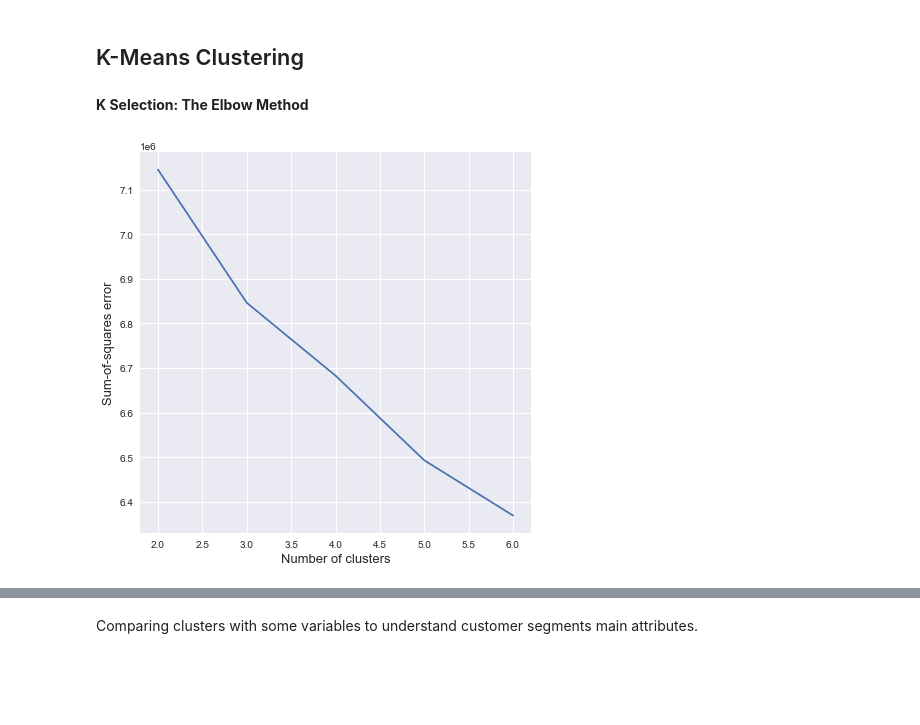
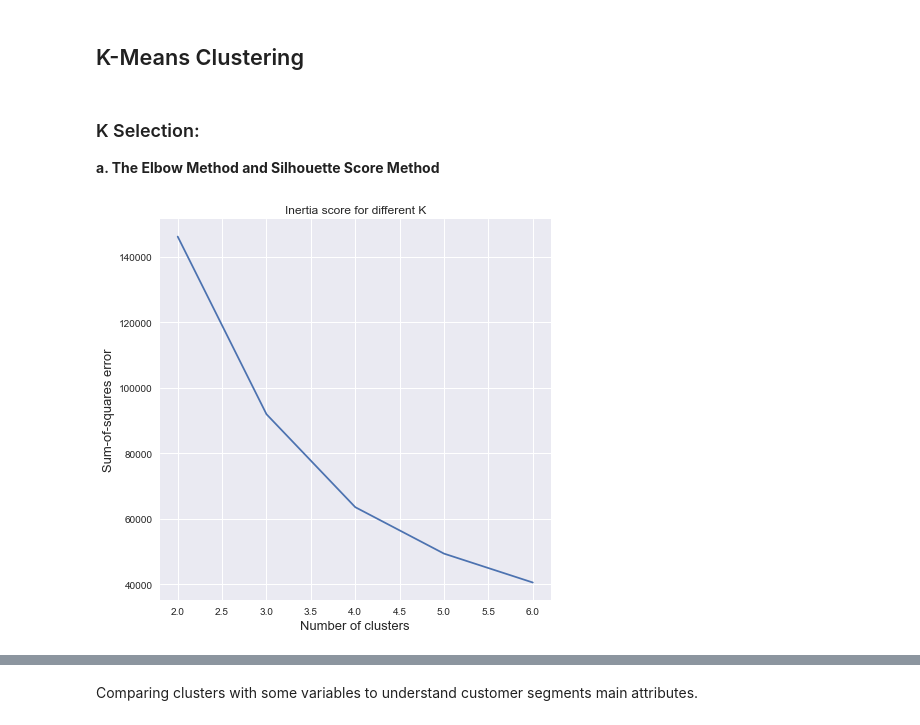
Before and after one commit to jvrnuno/Hotel_Customer_Segmentation, a Jupyter notebook: notebooks/4_Modeling.ipynb, the cells around one changed output, grey strips where cells are left out. Cells and saved outputs as stored; diff of their text form; code cells hidden in the pictures; blank space fills up the shorter version.

```diff
--- a/notebooks/4_Modeling.ipynb
+++ b/notebooks/4_Modeling.ipynb
@@ -35,0 +51,15 @@ dfo.shape
+# %%
+# Initialize a new PCA model with a default number of components.
+pca = PCA()
+pca.fit(x_cols)
+
+# Compute the explained variance by component
+explained_variance = pca.explained_variance_
+
+# Plot explained variance
+fig = plt.figure(figsize=(7,7))
+plt.plot(np.arange(1,92,1), explained_variance)
+plt.xlabel('N of components', fontsize=13)
+plt.ylabel('Explained variance', fontsize=13)
+plt.axvline(x=3, c='red', ls='--', lw=1)
+plt.show()
@@ -36,4 +68,9 @@ dfo.shape
+# %%
+pca = PCA(n_components=3)
+x_15cols = pca.fit_transform(x_cols)
 # %% [markdown]
 ## K-Means Clustering
 # %% [markdown]
-__K Selection: The Elbow Method__
+### K Selection:
+
+__a. The Elbow Method and Silhouette Score Method__
@@ -43,19 +77,19 @@ plt.style.use('seaborn')
+# %%
+iner = []
+sil = []
+
+for i in range(2, 7):
+    kmeans = KMeans(n_clusters=i).fit(x_15cols)
+    iner.append(kmeans.inertia_)
 # %%
-x_cols = df.to_numpy()
+xs = np.arange(2, 7, 1)
 
-from sklearn.cluster import KMeans
+fig, ax1 = plt.subplots(figsize=(7,7))
+ax1.plot(xs, iner)
+ax1.set_title('Inertia score for different K')
+ax1.set_xlabel('Number of clusters', fontsize=13)
+ax1.set_ylabel('Sum-of-squares error', fontsize=13)
 
-xs = np.arange(2, 7, 1)
-ys = []
-
-for i in range(2, 7):
-    kmeans = KMeans(n_clusters=i).fit(x_cols)
-    ys.append(kmeans.inertia_)
-
-fig = plt.figure(figsize=(7, 7))
-plt.plot(xs, ys)
-plt.xlabel('Number of clusters', fontsize=13)
-plt.ylabel('Sum-of-squares error', fontsize=13)
 plt.show()
 # %% [output]
-[figure, old version]
+[figure, new version]
```
Also changed, not shown: parts of 39 cells of this notebook, 3 other files.
